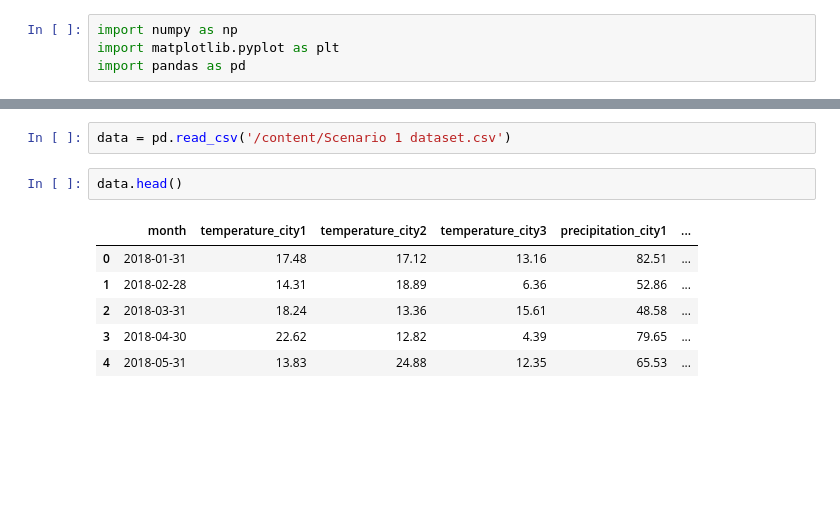
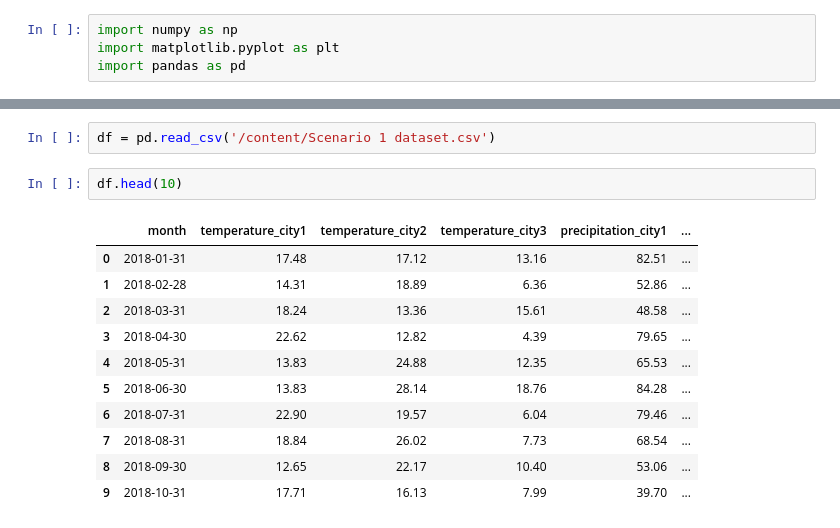
Before and after one commit to Moe-phantom/Moe-phantom, a Jupyter notebook: python_assignment.ipynb, the cells around one changed output, grey strips where cells are left out. Saved outputs shown, nothing was run; the diff lists cells and outputs as text; blank space fills up the shorter version.

```diff
--- a/python_assignment.ipynb
+++ b/python_assignment.ipynb
@@ -13,11 +13,16 @@ Saving Scenario 1 dataset.csv to Scenario 1 dataset (1).csv
 # %%
-data = pd.read_csv('/content/Scenario 1 dataset.csv')
+df = pd.read_csv('/content/Scenario 1 dataset.csv')
-# %%
-data.head()
-# %% [output]
-|  | month | temperature_city1 | temperature_city2 | temperature_city3 | precipitation_city1 | ... |
-| 0 | 2018-01-31 | 17.48 | 17.12 | 13.16 | 82.51 | ... |
-| 1 | 2018-02-28 | 14.31 | 18.89 | 6.36 | 52.86 | ... |
-| 2 | 2018-03-31 | 18.24 | 13.36 | 15.61 | 48.58 | ... |
-| 3 | 2018-04-30 | 22.62 | 12.82 | 4.39 | 79.65 | ... |
-| 4 | 2018-05-31 | 13.83 | 24.88 | 12.35 | 65.53 | ... |
+# %%
+df.head(10)
+# %% [output]
+|  | month | temperature_city1 | temperature_city2 | temperature_city3 | precipitation_city1 | ... |
+| 0 | 2018-01-31 | 17.48 | 17.12 | 13.16 | 82.51 | ... |
+| 1 | 2018-02-28 | 14.31 | 18.89 | 6.36 | 52.86 | ... |
+| 2 | 2018-03-31 | 18.24 | 13.36 | 15.61 | 48.58 | ... |
+| 3 | 2018-04-30 | 22.62 | 12.82 | 4.39 | 79.65 | ... |
+| 4 | 2018-05-31 | 13.83 | 24.88 | 12.35 | 65.53 | ... |
+| 5 | 2018-06-30 | 13.83 | 28.14 | 18.76 | 84.28 | ... |
+| 6 | 2018-07-31 | 22.90 | 19.57 | 6.04 | 79.46 | ... |
+| 7 | 2018-08-31 | 18.84 | 26.02 | 7.73 | 68.54 | ... |
+| 8 | 2018-09-30 | 12.65 | 22.17 | 10.40 | 53.06 | ... |
+| 9 | 2018-10-31 | 17.71 | 16.13 | 7.99 | 39.70 | ... |
```
Also changed, not shown: parts of 4 cells of this notebook.
